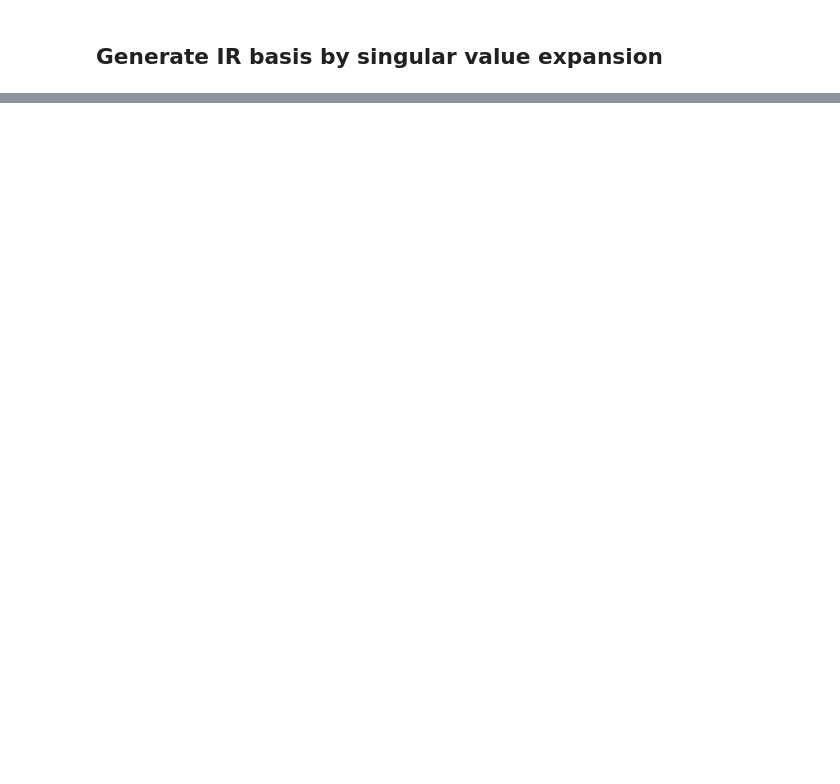
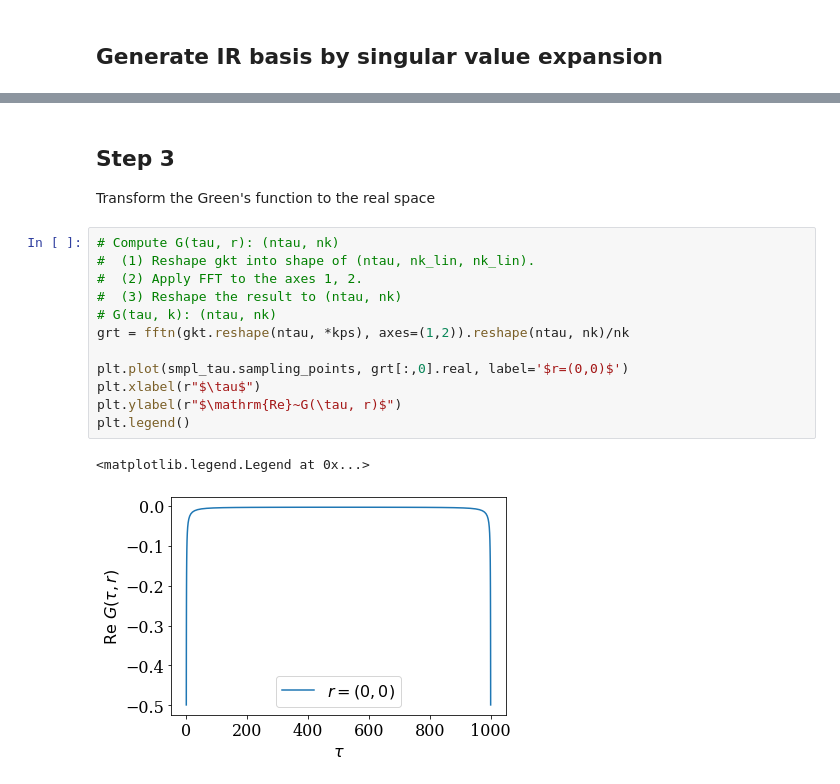
Before and after one commit to shinaoka/numerical_recipes_many_body_physics, a Jupyter notebook: python/section8.ipynb, the cells around one changed output, grey strips where cells are left out. Saved outputs shown, nothing was run; the diff lists cells and outputs as text; blank space fills up the shorter version.

```diff
--- a/python/section8.ipynb
+++ b/python/section8.ipynb
@@ -214,0 +91,18 @@ plt.savefig("uhat.pdf")
+# %% [markdown]
+## Step 3
+Transform the Green's function to the real space
+# %%
+# Compute G(tau, r): (ntau, nk)
+#  (1) Reshape gkt into shape of (ntau, nk_lin, nk_lin).
+#  (2) Apply FFT to the axes 1, 2.
+#  (3) Reshape the result to (ntau, nk)
+# G(tau, k): (ntau, nk)
+grt = fftn(gkt.reshape(ntau, *kps), axes=(1,2)).reshape(ntau, nk)/nk
+
+plt.plot(smpl_tau.sampling_points, grt[:,0].real, label='$r=(0,0)$')
+plt.xlabel(r"$\tau$")
+plt.ylabel(r"$\mathrm{Re}~G(\tau, r)$")
+plt.legend()
+# %% [output]
+<matplotlib.legend.Legend at 0x...>
+[figure, added]
```
Also changed, not shown: parts of 36 cells of this notebook.
